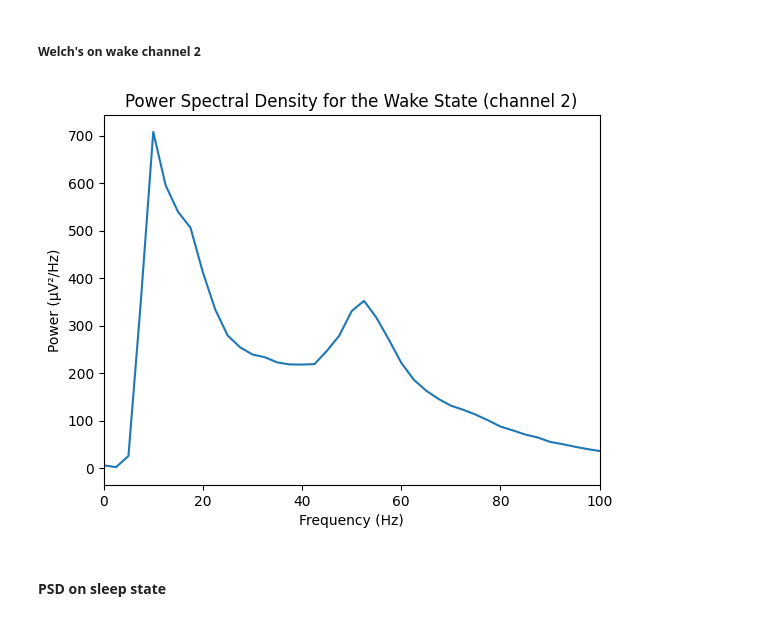
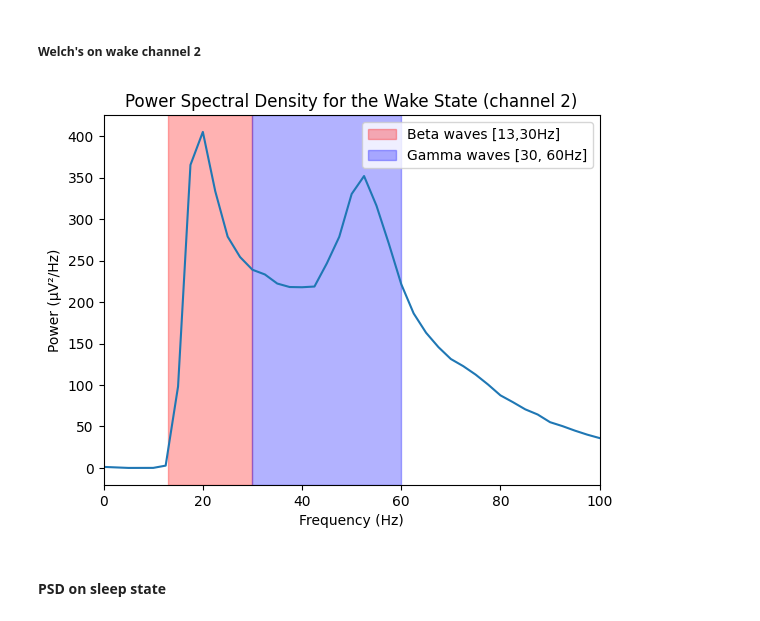
Before and after one commit to Indraniiii/118C_rat, a Jupyter notebook: COGS118_LFP_rats.ipynb, the cells around one changed output. Saved outputs shown, nothing was run; the diff lists cells and outputs as text; code cells hidden in the pictures.

```diff
--- a/COGS118_LFP_rats.ipynb
+++ b/COGS118_LFP_rats.ipynb
@@ -95,12 +95,12 @@ The shape of the original rat LFP data is: (2, 375000)
 ###filtering the signals
 #high pass to allow higher frequencies than 8Hz
 n = 1025
-hp = signal.firwin(n,cutoff=8,fs=Fs, pass_zero='highpass') # This function designs a FIR filter
+hp = signal.firwin(n,cutoff=16,fs=Fs, pass_zero='highpass') # This function designs a FIR filter
 #Sanity check, check filter working as intended
 plt.plot(hp)
 plt.xlabel('Filter delays (n)')
 plt.ylabel('Filter function h(n)')
 
 #, allow less than 8Hz
-lp = signal.firwin(n,cutoff=8,fs=Fs, pass_zero='lowpass') # This function designs a FIR filter
+lp = signal.firwin(n,cutoff=16,fs=Fs, pass_zero='lowpass') # This function designs a FIR filter
 # %% [output]
@@ -175,16 +178,19 @@ plt.show()
 # %%
 #perform PSD w/ Welch's on wake state
 wake_frequencies, wake_2psd = welch(hpf_2wake, fs=Fs, nperseg=500)
 
 # Plot the PSD
 plt.plot(wake_frequencies, wake_2psd)
 plt.title('Power Spectral Density for the Wake State (channel 2)')
 plt.xlabel('Frequency (Hz)')
 plt.ylabel('Power (μV²/Hz)')
 plt.xlim(0, 100)
+plt.axvspan(13,30, color='red', alpha=0.3, label='Beta waves [13,30Hz]')
+plt.axvspan(30,60,  color='blue', alpha=0.3, label='Gamma waves [30, 60Hz]')
+plt.legend()
 plt.show()
 # %% [output]
-[figure, old version]
+[figure, new version]
 # %% [markdown]
 #### PSD on sleep state
 # %% [markdown]
```
Also changed, not shown: parts of 12 cells of this notebook.
